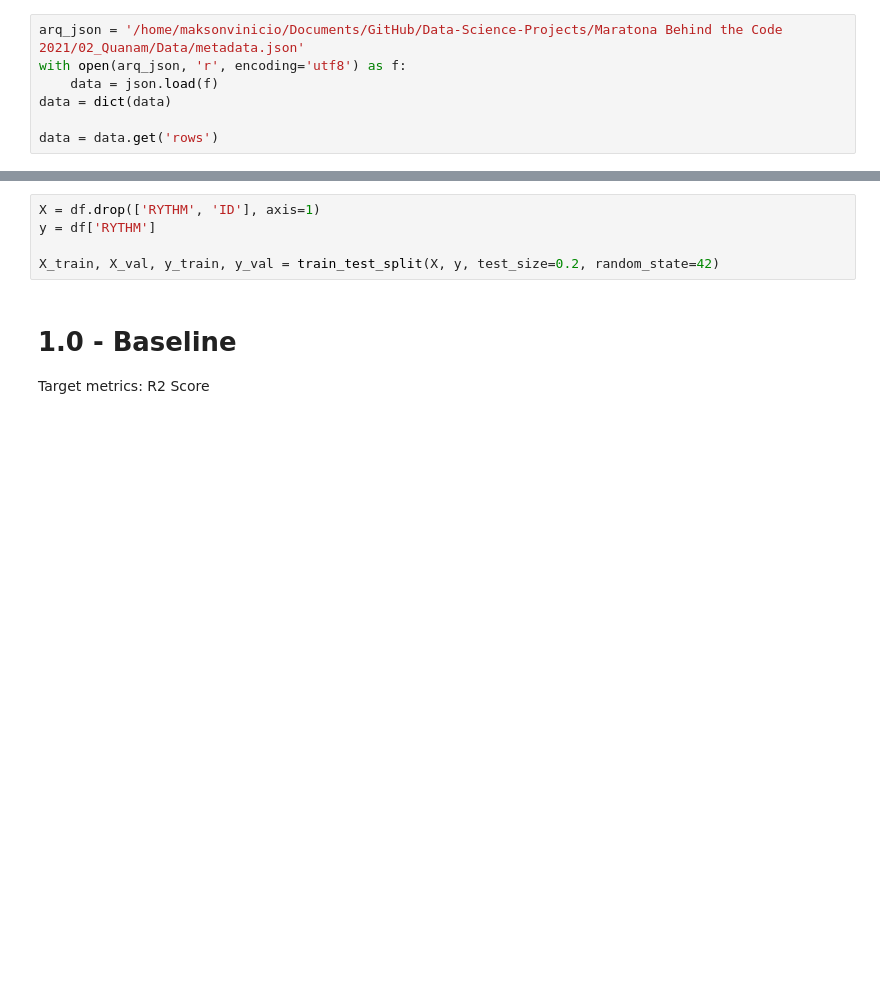
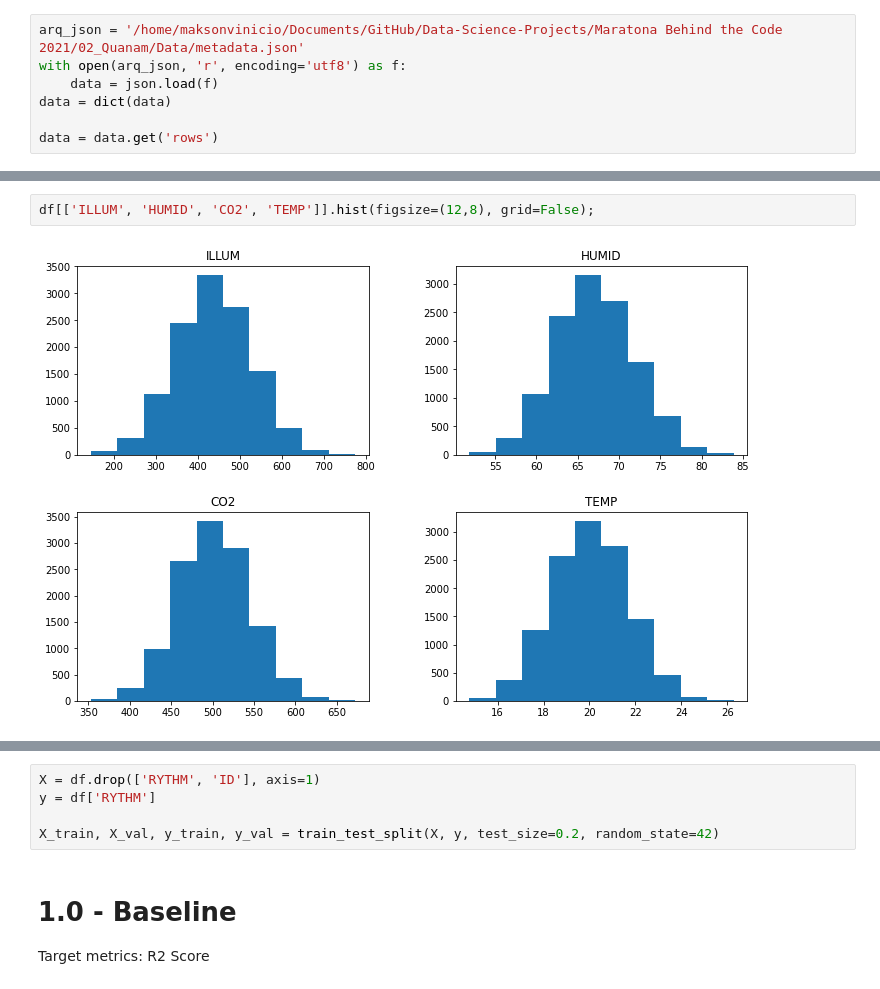
Before and after one commit to MaksonViini/Data-Science-Projects, a Jupyter notebook: Maratona Behind the Code 2021/02_Quanam/quanam.ipynb, the cells around one changed output, grey strips where cells are left out. Saved outputs shown, nothing was run; the diff lists cells and outputs as text; blank space fills up the shorter version.

```diff
--- a/Maratona Behind the Code 2021/02_Quanam/quanam.ipynb
+++ b/Maratona Behind the Code 2021/02_Quanam/quanam.ipynb
@@ -21,0 +97,4 @@ df = df.astype(float)
+# %%
+df[['ILLUM', 'HUMID', 'CO2', 'TEMP']].hist(figsize=(12,8), grid=False);
+# %% [output]
+[figure, added]
```
Also changed, not shown: parts of 24 cells of this notebook, 5 other files.
